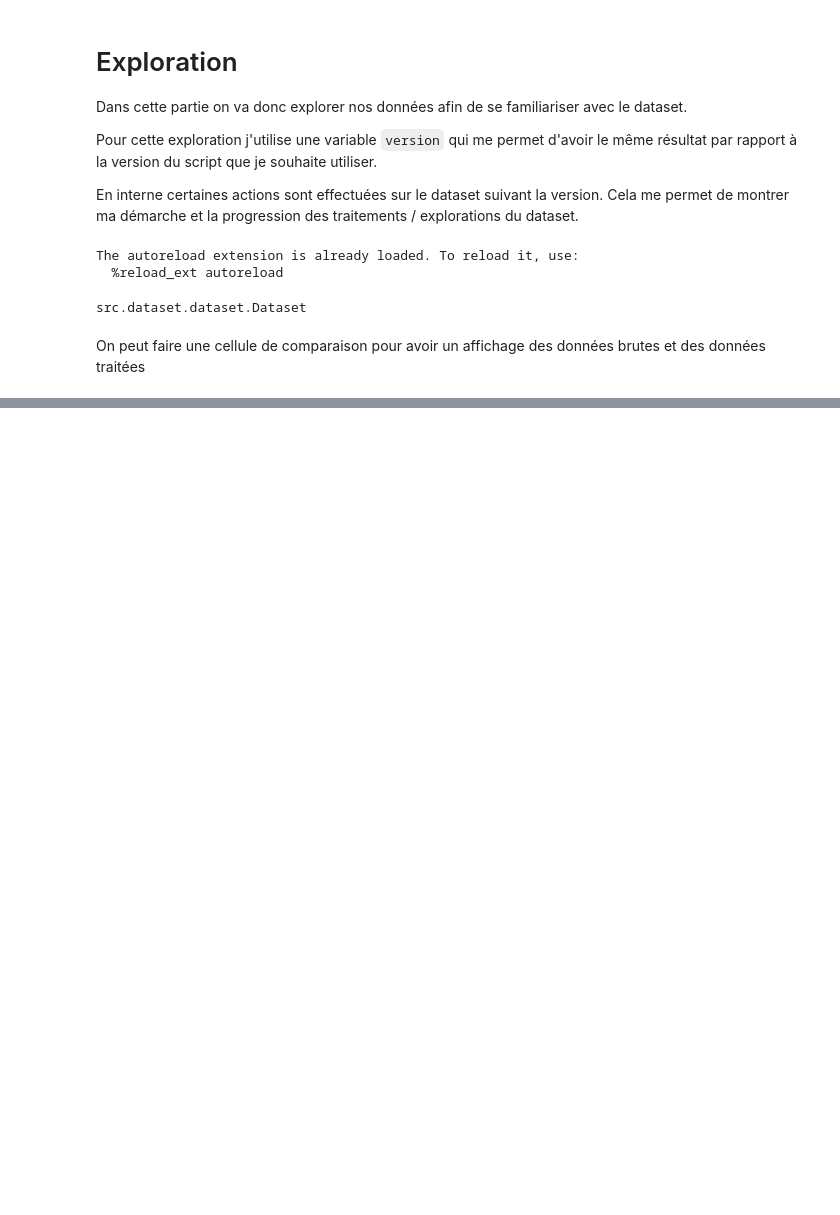
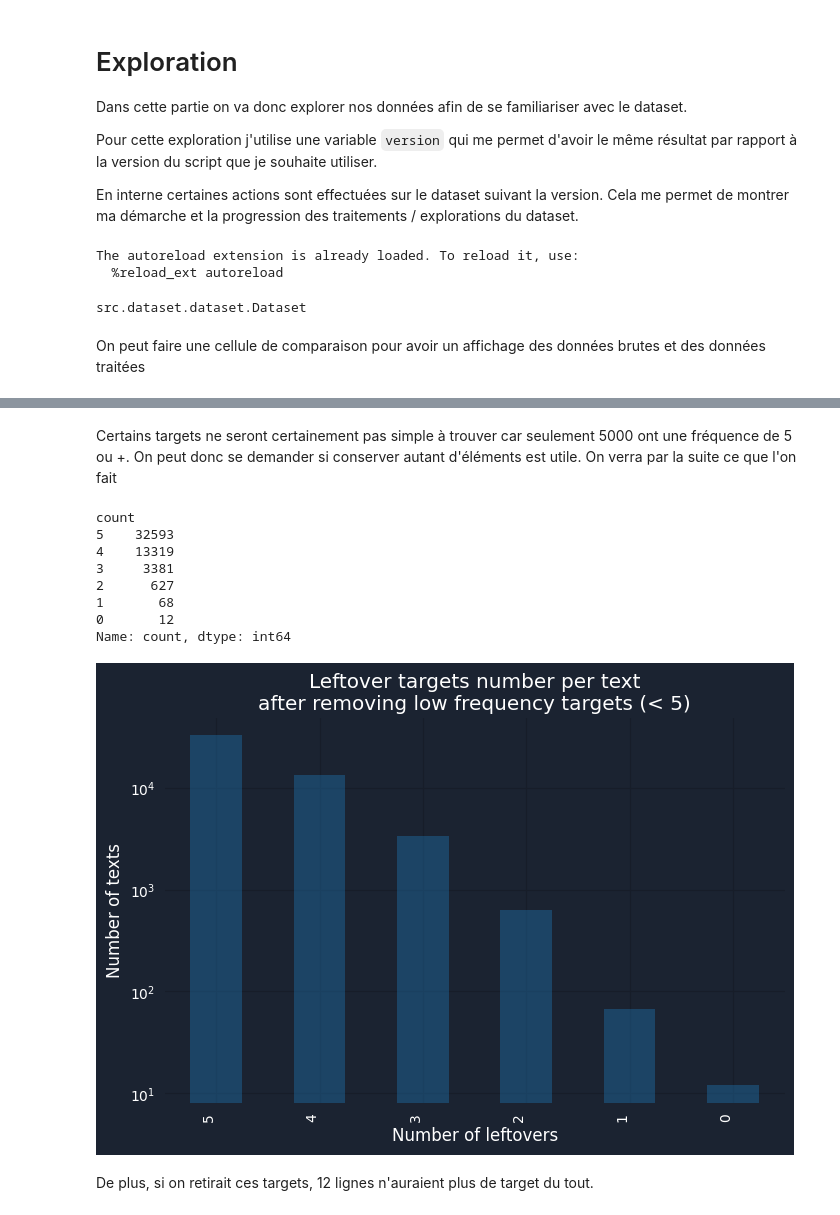
Before and after one commit to AlanBlanchet/CategorisezAutomatiquementDesQuestions, a Jupyter notebook: notebooks/exploration.ipynb, the cells around one changed output, grey strips where cells are left out. Cells and saved outputs as stored; diff of their text form; code cells hidden in the pictures; blank space fills up the shorter version.

```diff
--- a/notebooks/exploration.ipynb
+++ b/notebooks/exploration.ipynb
@@ -37,0 +157,4 @@ Parsed ==============================================
+# %%
+target_list_counts = target_list.value_counts().sort_values()
+target_list_count_under_5 = target_list_counts[target_list_counts < 5]
+target_list_count_under_5
@@ -37,0 +175,25 @@ Parsed ==============================================
+# %% [markdown]
+Certains targets ne seront certainement pas simple à trouver car seulement 5000 ont une fréquence de 5 ou +. On peut donc se demander si conserver autant d'éléments est utile. On verra par la suite ce que l'on fait
+# %%
+target_list_over_5 = target_list[~target_list.isin(target_list_count_under_5.index)]
+target_list_over_5_target_count = pd.Series(target_list_over_5.index.value_counts()).value_counts()
+target_list_over_5_target_count[0] = len(df) - target_list_over_5_target_count.sum()
+plt.figure(figsize=(8,5))
+plt.title("Leftover targets number per text\nafter removing low frequency targets (< 5)")
+plt.yscale('log')
+target_list_over_5_target_count.plot(kind="bar")
+plt.xlabel("Number of leftovers")
+plt.ylabel("Number of texts")
+target_list_over_5_target_count
+# %% [output]
+count
+5    32593
+4    13319
+3     3381
+2      627
+1       68
+0       12
+Name: count, dtype: int64
+[figure, added]
+# %% [markdown]
+De plus, si on retirait ces targets, 12 lignes n'auraient plus de target du tout.
```
Also changed, not shown: parts of 15 cells of this notebook, 3 other files.
